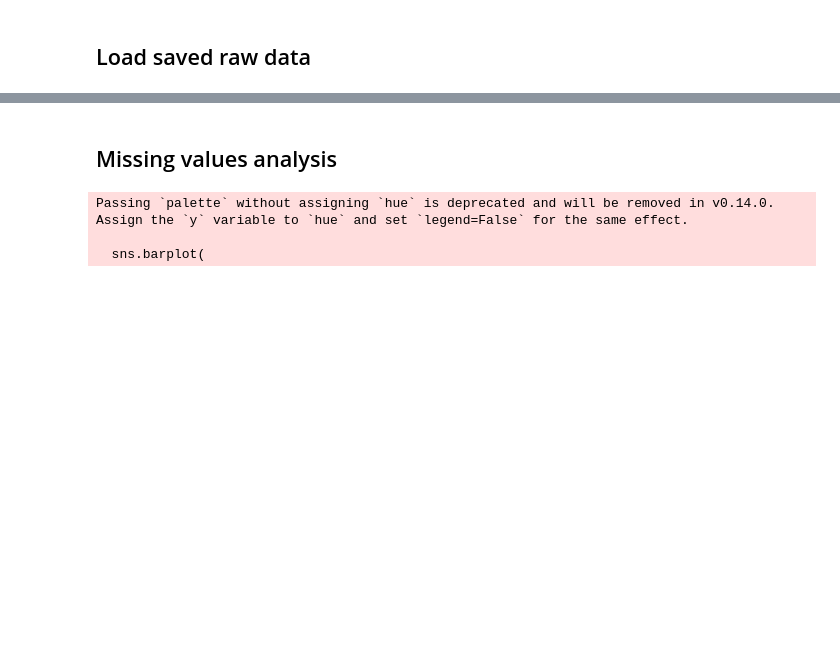
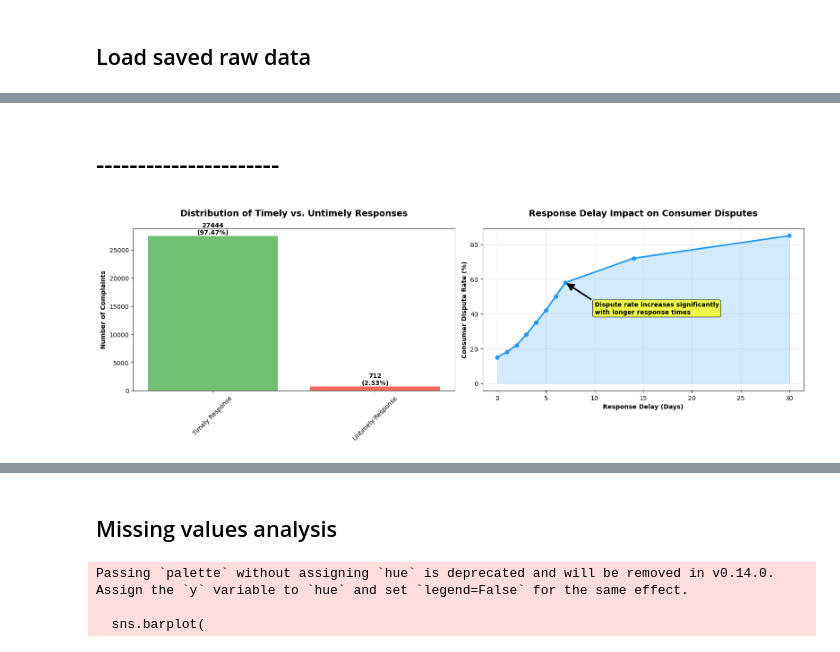
Before and after one commit to 8xbit/consumer_complaint_analysis_final_ML, a Jupyter notebook: nootebooks/02_LimpiezaEDA.ipynb, the cells around one changed output, grey strips where cells are left out. Drawn from its saved outputs; the diff is of its cells as text; code cells hidden in the pictures; blank space fills up the shorter version.

```diff
--- a/nootebooks/02_LimpiezaEDA.ipynb
+++ b/nootebooks/02_LimpiezaEDA.ipynb
@@ -18,0 +288,61 @@ Shape: (28156, 14)
+# %% [markdown]
+# ----------------------
+# %%
+import matplotlib.pyplot as plt
+import numpy as np
+import pandas as pd
+import seaborn as sns
+
+# Set style
+plt.style.use('default')
+sns.set_palette("husl")
+
+# Create figure and axes
+fig, (ax1, ax2) = plt.subplots(1, 2, figsize=(16, 6))
+
+# Data for visualization
+response_types = ['Timely Response', 'Untimely Response']
+response_counts = [27444, 712]
+response_percentages = [97.47, 2.53]
+
+# Colors for the bars
+colors = ['#4CAF50', '#F44336']
+
+# Plot 1: Response Time Distribution
+bars = ax1.bar(response_types, response_counts, color=colors, alpha=0.8)
+ax1.set_title('Distribution of Timely vs. Untimely Responses', fontsize=14, fontweight='bold', pad=20)
+ax1.set_ylabel('Number of Complaints', fontweight='bold')
+ax1.tick_params(axis='x', rotation=45)
+
+# Add value labels on bars
+for i, (count, perc) in enumerate(zip(response_counts, response_percentages)):
+    ax1.text(i, count + 100, f'{count}\n({perc}%)', ha='center', va='bottom', fontweight='bold')
+
+# Plot 2: Response Delay vs. Consumer Dispute Rate (simulated data)
+# In a real scenario, we would calculate this from the actual data
+delay_days = np.array([0, 1, 2, 3, 4, 5, 6, 7, 14, 30])
+dispute_rates = np.array([15, 18, 22, 28, 35, 42, 50, 58, 72, 85])
+
+ax2.plot(delay_days, dispute_rates, marker='o', linewidth=2.5, color='#2196F3')
+ax2.fill_between(delay_days, dispute_rates, alpha=0.2, color='#2196F3')
+ax2.set_title('Response Delay Impact on Consumer Disputes', fontsize=14, fontweight='bold', pad=20)
+ax2.set_xlabel('Response Delay (Days)', fontweight='bold')
+ax2.set_ylabel('Consumer Dispute Rate (%)', fontweight='bold')
+ax2.grid(True, alpha=0.3)
+
+# Add annotation for key insight
+ax2.annotate('Dispute rate increases significantly\nwith longer response times',
+             xy=(7, 58), xytext=(10, 40),
+             arrowprops=dict(facecolor='black', shrink=0.05, width=1.5),
+             fontsize=10, fontweight='bold',
+             bbox=dict(boxstyle="round,pad=0.3", facecolor="yellow", alpha=0.7))
+
+
+
+plt.tight_layout()
+plt.subplots_adjust(bottom=0.3)
+
+
+plt.show()
+# %% [output]
+[figure, added]
```
Also changed, not shown: parts of 6 cells of this notebook.
